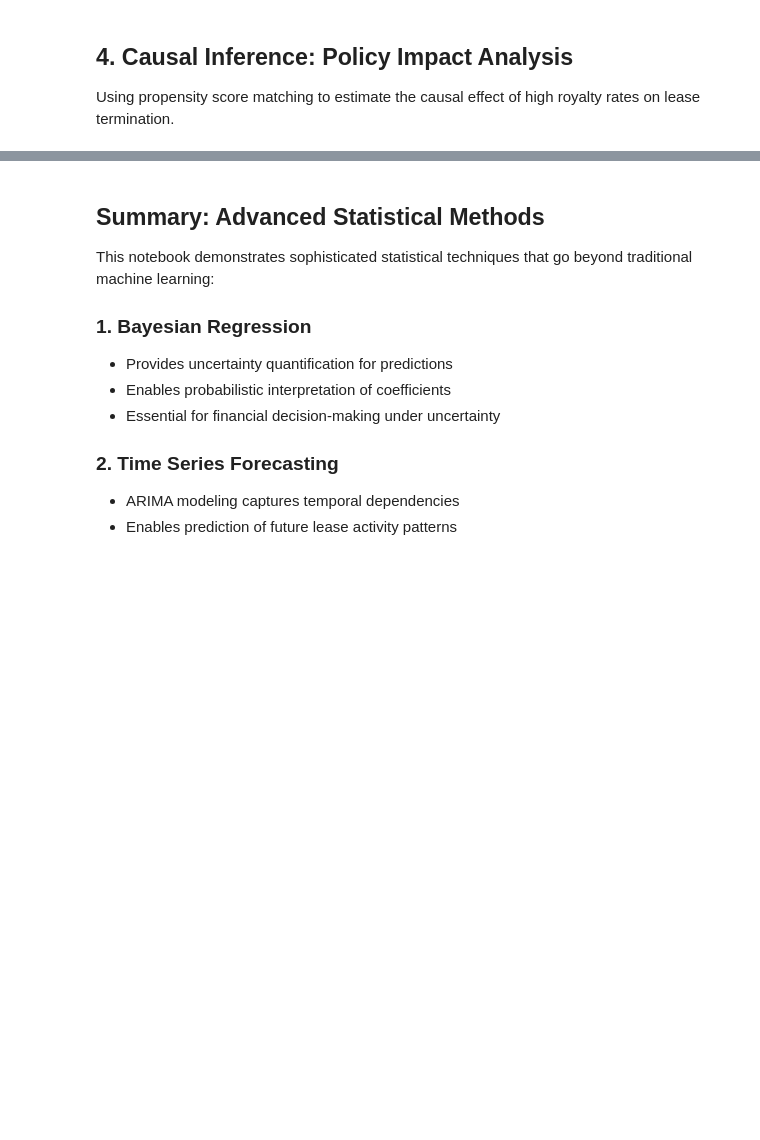
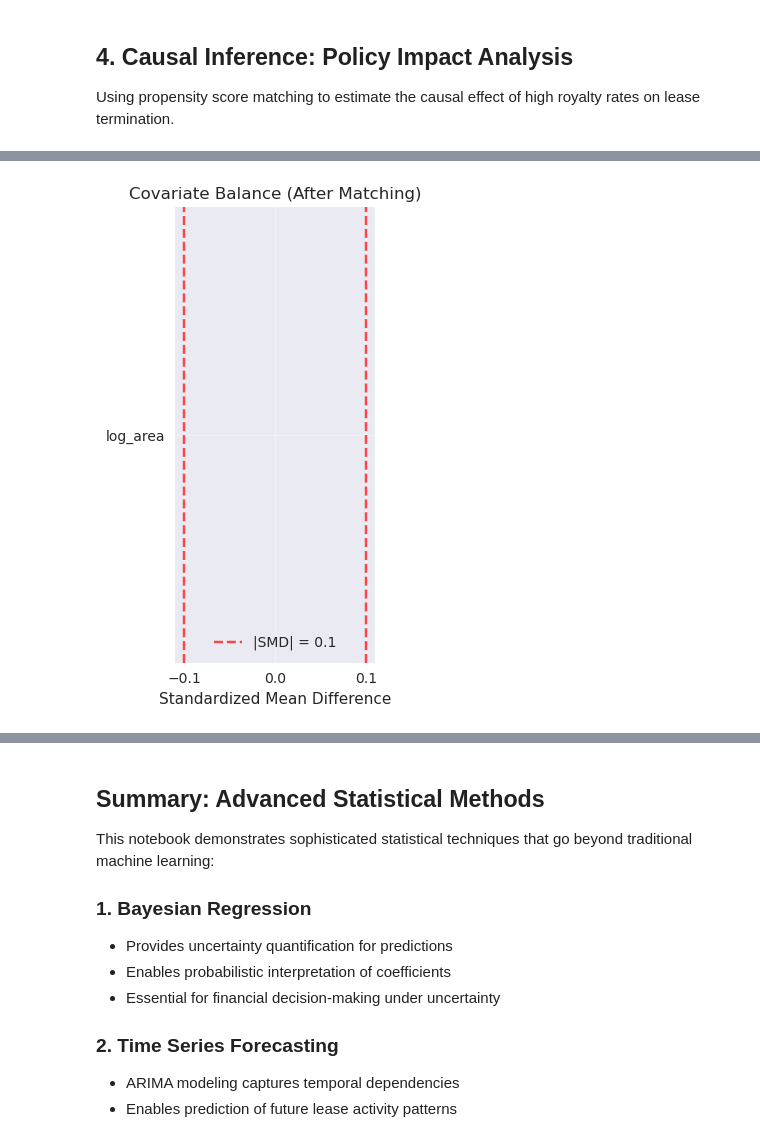
Before and after one commit to dustinober1/AK-Lease-Analysis, a Jupyter notebook: notebooks/04_advanced_statistical_methods.ipynb, the cells around one changed output, grey strips where cells are left out. Saved outputs shown, nothing was run; the diff lists cells and outputs as text; code cells hidden in the pictures; blank space fills up the shorter version.

```diff
--- a/notebooks/04_advanced_statistical_methods.ipynb
+++ b/notebooks/04_advanced_statistical_methods.ipynb
@@ -823,58 +1054,79 @@ def propensity_score_matching(propensity_scores, treatment, outcome, X_confounde
     """Perform propensity score matching"""
     treated_indices = np.where(treatment == 1)[0]
     control_indices = np.where(treatment == 0)[0]
+
+    if len(treated_indices) == 0 or len(control_indices) == 0:
+        print("Warning: Insufficient data for matching")
+        return None, None, None, None, None, None
 
     # Fit nearest neighbors on control group
     nn = NearestNeighbors(n_neighbors=n_neighbors, metric='euclidean')
     nn.fit(propensity_scores[control_indices].reshape(-1, 1))
 
     # Find matches for treated units
     distances, match_indices = nn.kneighbors(propensity_scores[treated_indices].reshape(-1, 1))
 
     matched_control_indices = control_indices[match_indices.flatten()]
     matched_treated_indices = treated_indices
 
     # Create matched dataset
     matched_indices = np.concatenate([matched_treated_indices, matched_control_indices])
     matched_treatment = np.concatenate([np.ones(len(matched_treated_indices)),
                                        np.zeros(len(matched_control_indices))])
     matched_outcome = outcome[matched_indices]
     matched_confounders = X_confounders[matched_indices]
     matched_propensity = propensity_scores[matched_indices]
 
     return (matched_indices, matched_treatment.astype(int), matched_outcome,
             matched_confounders, matched_propensity, distances.flatten())
 
 # Perform matching
-(matched_indices, matched_treatment, matched_outcome,
- matched_confounders, matched_propensity, match_distances) = propensity_score_matching(
+matching_result = propensity_score_matching(
     propensity_scores, treatment, outcome, X_confounders_scaled
 )
 
-# Check post-matching balance
-smd_after = calculate_standardized_mean_difference(matched_confounders, matched_treatment)
+if matching_result[0] is not None:
+    (matched_indices, matched_treatment, matched_outcome,
+     matched_confounders, matched_propensity, match_distances) = matching_result
 
-plt.subplot(1, 3, 3)
-plt.barh(confounders, smd_after, color=['red' if abs(x) > 0.1 else 'green' for x in smd_after])
-plt.axvline(0.1, color='red', linestyle='--', alpha=0.7, label='|SMD| = 0.1')
-plt.axvline(-0.1, color='red', linestyle='--', alpha=0.7)
-plt.xlabel('Standardized Mean Difference')
-plt.title('Covariate Balance (After Matching)')
-plt.legend()
-plt.grid(True, alpha=0.3)
+    # Check post-matching balance
+    smd_after = calculate_standardized_mean_difference(matched_confounders, matched_treatment)
 
-plt.tight_layout()
-plt.show()
+    plt.subplot(1, 3, 3)
+    plt.barh(available_confounders, smd_after, color=['red' if abs(x) > 0.1 else 'green' for x in smd_after])
+    plt.axvline(0.1, color='red', linestyle='--', alpha=0.7, label='|SMD| = 0.1')
+    plt.axvline(-0.1, color='red', linestyle='--', alpha=0.7)
+    plt.xlabel('Standardized Mean Difference')
+    plt.title('Covariate Balance (After Matching)')
+    plt.legend()
+    plt.grid(True, alpha=0.3)
 
-print(f"\nMatching Results:")
-print(f"Original sample size: {len(treatment)}")
-print(f"Matched sample size: {len(matched_treatment)}")
-print(f"Average matching distance: {match_distances.mean():.4f}")
-print(f"Max matching distance: {match_distances.max():.4f}")
+    plt.tight_layout()
+    plt.show()
 
-print("\nStandardized Mean Differences:")
-print("Variable\t\tBefore\tAfter\tImprovement")
-print("-" * 50)
-for i, var in enumerate(confounders):
-    improvement = abs(smd_before[i]) - abs(smd_after[i])
-    print(f"{var:<15}\t{smd_before[i]:6.3f}\t{smd_after[i]:6.3f}\t{improvement:6.3f}")
+    print(f"\nMatching Results:")
+    print(f"Original sample size: {len(treatment)}")
+    print(f"Matched sample size: {len(matched_treatment)}")
+    print(f"Average matching distance: {match_distances.mean():.4f}")
+    print(f"Max matching distance: {match_distances.max():.4f}")
+
+    print("\nStandardized Mean Differences:")
+    print("Variable\t\tBefore\tAfter\tImprovement")
+    print("-" * 50)
+    for i, var in enumerate(available_confounders):
+        improvement = abs(smd_before[i]) - abs(smd_after[i])
+        print(f"{var:<15}\t{smd_before[i]:6.3f}\t{smd_after[i]:6.3f}\t{improvement:6.3f}")
+else:
+    plt.subplot(1, 3, 3)
+    plt.text(0.5, 0.5, 'Matching failed\nInsufficient data',
+             ha='center', va='center', transform=plt.gca().transAxes)
+    plt.title('Covariate Balance (After Matching)')
+
+    plt.tight_layout()
+    plt.show()
+
+    print("Matching failed due to insufficient data")
+    matched_treatment = None
+    matched_outcome = None
+# %% [output]
+[figure, added]
```
Also changed, not shown: parts of 19 cells of this notebook.
